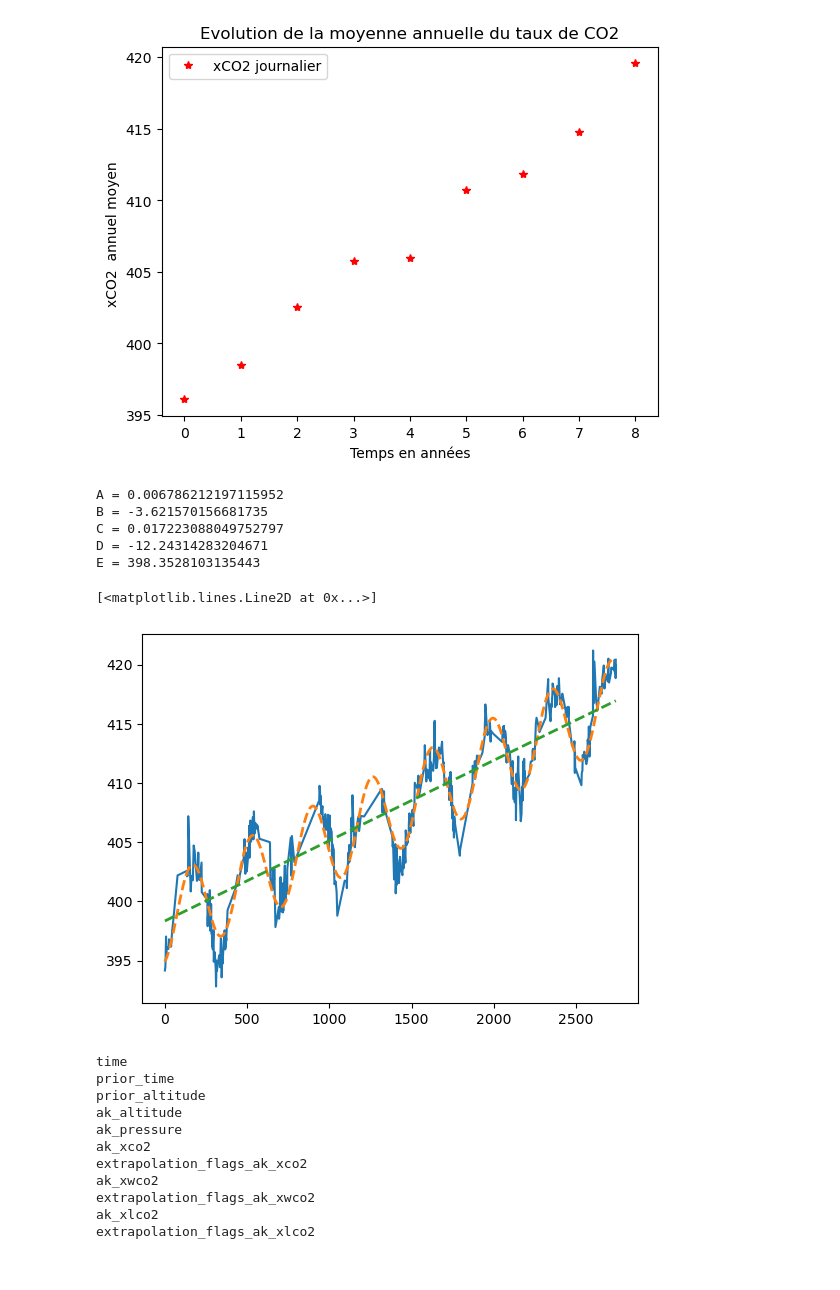
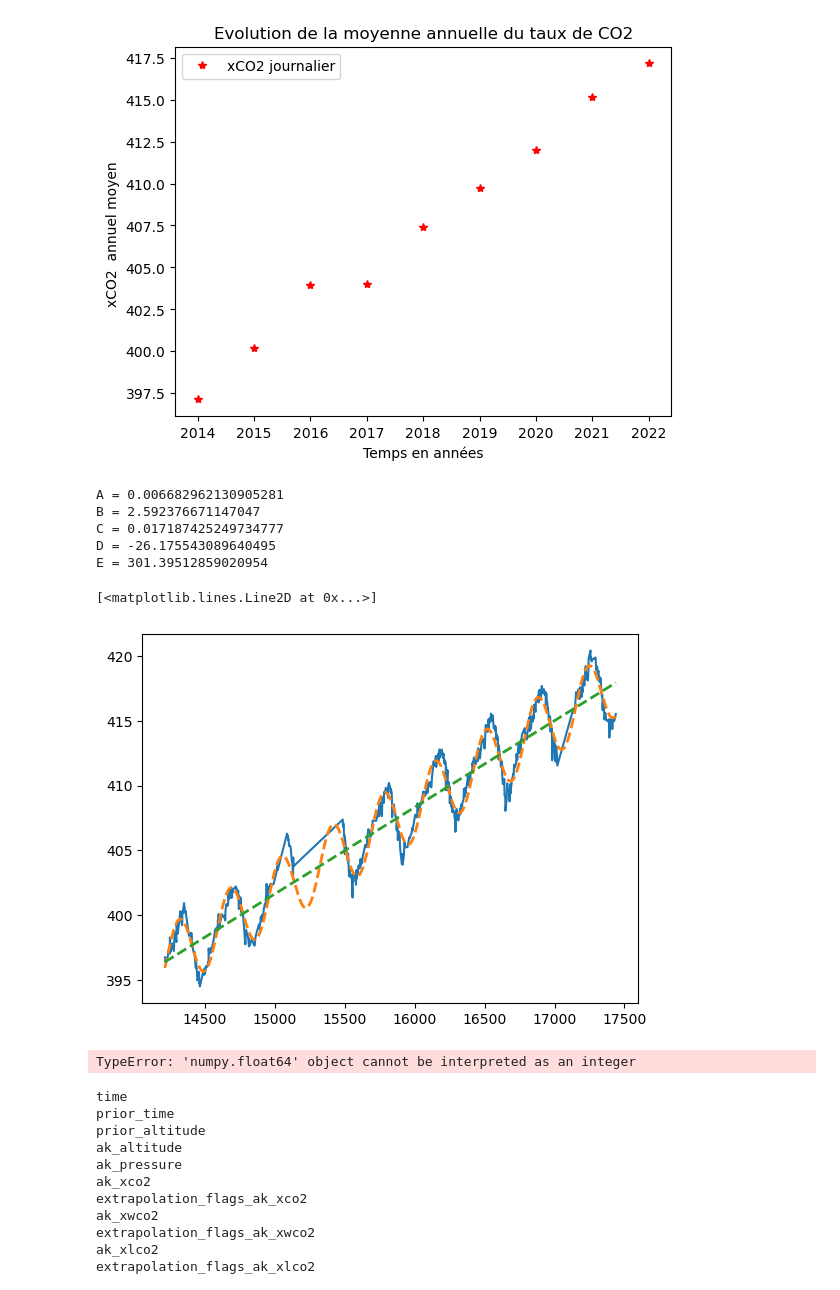
Before and after one commit to MyrannAbobaker/ARE, a Jupyter notebook: Data_Analyse_TCCON.ipynb, the cells around one changed output. Saved outputs shown, nothing was run; the diff lists cells and outputs as text; code cells hidden in the pictures.

```diff
--- a/Data_Analyse_TCCON.ipynb
+++ b/Data_Analyse_TCCON.ipynb
@@ -44,16 +44,7 @@ day_cumul = ville.variables['day'][:]*0   # Calculé ensuite
 
 
 # Création d'une dataframe pandas. Chaque clé du dico correpond à une colonne
-a1 = pd.DataFrame(dict_of(second,day,year,xco2,err_xco2,flag_xco2))
-
-
-
-# Autre façon de faire, les années et les jours deviennent des sous labels plutot que des colonnes.
-# Peut être pratique
-arrays = [np.array(year) , np.array(day)]
-
-a2 = pd.DataFrame({'xCO2':xco2 , 'flag_co2': flag_xco2  }, index=arrays)
-a2.index.names = (['year','day'])
+df = pd.DataFrame(dict_of(second,day,year,xco2,err_xco2,flag_xco2))
 # %%
 #Ajout du mois de l'année dans la colonne month
 
@@ -67,28 +58,25 @@ def day_to_month(num_jour):
             return int(mois + 1)
 
 # Appliquer la fonction à chaque valeur de la colonne "jour_de_l_annee" pour créer une nouvelle colonne "mois_de_l_annee"
-a1['month'] = a1['day'].apply(day_to_month)
-
+df['month'] = df['day'].apply(day_to_month)
 
 # Ajout du jour cumulé dans la colonne jour_cumul
-
-a1['day_cumul'] = 365 * a1['year'] + a1['day']
-a1['day_cumul'] = a1['day_cumul'] - min(a1['day_cumul'])
+df['day_cumul'] = 365 * df['year'] + a1['day']
 # %%
 # Filtrage des data en fonction du flag xco2
-a1 = a1[a1['flag_xco2'] >= 0]
+df = df[df['flag_xco2'] >= 0]
 # %%
-# Calcul moyenne journalière
+# Calcul des moyennes
 
 # Groupby permet de portionner la dataframe selon les valeurs des colonnes spécifiées
-day_mean_xco2 = a1.groupby(['year','day'])['xco2'].mean()   # Moyenne journaliere de xCO2
-day_std_xco2 = a1.groupby(['year','day'])['xco2'].std()   # Standard deviation de cette moyenne
-day_count_measurement = a1.groupby(['year','day'])['xco2'].count() # Nombre de mesure de dans la journée
+day_mean_xco2 = df.groupby(['year','day'])['xco2'].mean()   # Moyenne journaliere de xCO2
+day_std_xco2 = df.groupby(['year','day'])['xco2'].std()   # Standard deviation de cette moyenne
+day_count_measurement = df.groupby(['year','day'])['xco2'].count() # Nombre de mesure de dans la journée
 
 #Calcul de la moyenne annuelle
-year_mean_xco2 = a1.groupby(['year'])['xco2'].mean()   # Moyenne journaliere de xCO2
-year_std_xco2 = a1.groupby(['year'])['xco2'].std()   # Standard deviation de cette moyenne
-year_count_measurement = a1.groupby(['year'])['xco2'].count() # Nombre de mesure de dans la journée
+year_mean_xco2 = df.groupby(['year'])['xco2'].mean()   # Moyenne journaliere de xCO2
+year_std_xco2 = df.groupby(['year'])['xco2'].std()   # Standard deviation de cette moyenne
+year_count_measurement = df.groupby(['year'])['xco2'].count() # Nombre de mesure de dans la journée
 # %%
 # Plot de la moyenne journalière de xCO2
 
@@ -115,9 +103,9 @@ plt.show()
 # Plot de la moyenne annuelle de xCO2
 
 borne_mesure_valable = 100 ; # Souhaite afficher les points suffisemment moyennés
-x = range(len(year_mean_xco2[year_count_measurement>borne_mesure_valable]))
-y = year_mean_xco2[year_count_measurement>borne_mesure_valable]
-yerr = year_std_xco2[year_count_measurement>borne_mesure_valable]
+x = df['year'].unique()
+y = year_mean_xco2
+yerr = year_std_xco2
 
 
 # Créer un graphique avec x en fonction de y
@@ -133,43 +121,47 @@ plt.legend()
 
 plt.show()
 # %% [output]
-[figure, old version]
+[figure, new version]
 # %%
 # On fit l'evolution annuelle de xCO2 par une fonction
-x = a1['day_cumul'].unique()
+x = df['day_cumul'].unique()
 y = day_mean_xco2
 yerr = day_std_xco2
 
 
 # La fonction du modèle
 def func_fit_1(t, A, B, C,D,E):
     return A * t + B * np.cos(C * t + D)+ E
 
 
 
 # Ajuster les paramètres du modèle aux données
 guess = [10, 0.1, 2* np.pi/365, 0, 395]  # On donne au modèle un guess initial des paramètres, sinon il galère
 popt, pcov = curve_fit(func_fit_1,x , y,guess)
-xfit = range(min(x),max(x),1)
+xfit = range(int(min(x)),int(max(x)),1)
 
 # Afficher les paramètres A, B et C ajustés
 print('A =', popt[0])
 print('B =', popt[1])
 print('C =', popt[2])
 print('D =', popt[3])
 print('E =', popt[4])
 
 plt.plot(x,y)
 plt.plot(xfit,func_fit_1(xfit,popt[0],popt[1] ,popt[2],popt[3],popt[4]),ls='--',lw=2)
 plt.plot(x,popt[0]* x + popt[4],ls='--',lw = 2)
 # %% [output]
-A = 0.006786212197115952
-B = -3.621570156681735
-C = 0.017223088049752797
-D = -12.24314283204671
-E = 398.3528103135443
+A = 0.006682962130905281
+B = 2.592376671147047
+C = 0.017187425249734777
+D = -26.175543089640495
+E = 301.39512859020954
 [<matplotlib.lines.Line2D at 0x...>]
-[figure, old version]
+[figure, new version]
+# %%
+range(min(x),max(x))
+# %% [output]
+TypeError: 'numpy.float64' object cannot be interpreted as an integer
 # %%
 # On met toute les villes dans une meme Dataframe
 
```
Also changed, not shown: parts of 4 cells of this notebook.
